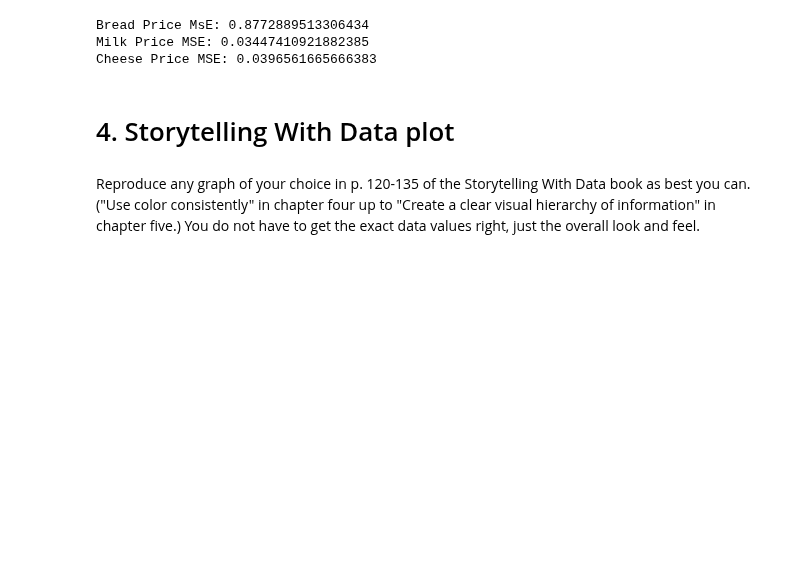
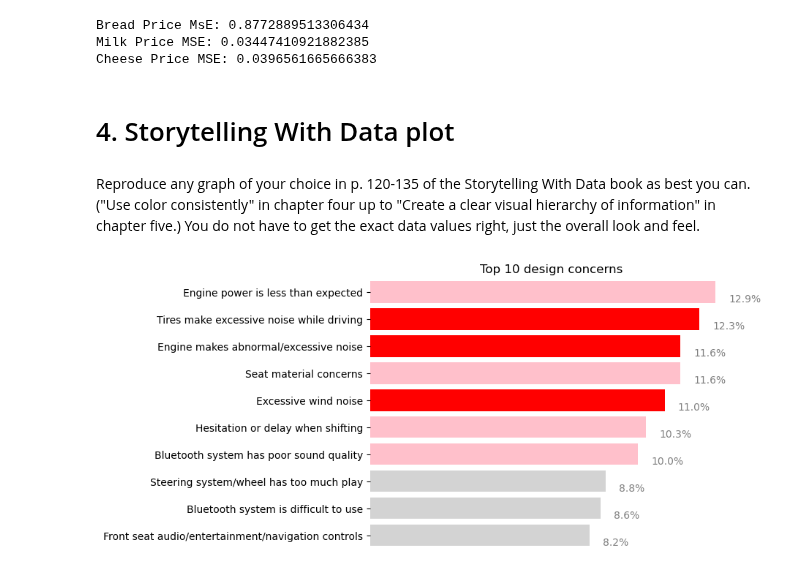
Before and after one commit to veniola/Module-B-semester-2, a Jupyter notebook: OMDS-ModB2-Week8-Eniola-Victoria.ipynb, the cells around one changed output. Cells and saved outputs as stored; diff of their text form; code cells hidden in the pictures; blank space fills up the shorter version.

```diff
--- a/OMDS-ModB2-Week8-Eniola-Victoria.ipynb
+++ b/OMDS-ModB2-Week8-Eniola-Victoria.ipynb
@@ -361,3 +361,49 @@ Cheese Price MSE: 0.0396561665666383
 # 4. Storytelling With Data plot
 # %% [markdown]
 Reproduce any graph of your choice in p. 120-135 of the Storytelling With Data book as best you can.  ("Use color consistently" in chapter four up to "Create a clear visual hierarchy of information" in chapter five.)    You do not have to get the exact data values right, just the overall look and feel.
+# %%
+# STORYTELLING WITH DATA GRAPH:
+
+# Horizontal Bar Chart
+import matplotlib.pyplot as plt
+import seaborn as sns
+
+categories =['Engine power is less than expected', 'Tires make excessive noise while driving', 'Engine makes abnormal/excessive noise', 'Seat material concerns', 'Excessive wind noise', 'Hesitation or delay when shifting', 'Bluetooth system has poor sound quality', 'Steering system/wheel has too much play', 'Bluetooth system is difficult to use', 'Front seat audio/entertainment/navigation controls']
+values = [12.9, 12.3, 11.6, 11.6, 11.0, 10.3, 10.0, 8.8, 8.6, 8.2]
+
+color_map = {
+  'Engine power is less than expected': "pink",
+  'Tires make excessive noise while driving': "red",
+  'Engine makes abnormal/excessive noise': "red",
+  'Seat material concerns': "pink",
+  'Excessive wind noise': "red",
+  'Hesitation or delay when shifting': "pink",
+  'Bluetooth system has poor sound quality': "pink",
+  'Steering system/wheel has too much play': "lightgrey",
+  'Bluetooth system is difficult to use': "lightgrey",
+  'Front seat audio/entertainment/navigation controls': "lightgrey"
+}
+colors = [color_map[c] for c in categories]
+
+ax = sns.barplot(x=values, y=categories, color='lightgrey')  # initial plot
+
+for spine in ax.spines.values():        # completely removes graph border
+    spine.set_visible(False)
+
+for i, p in enumerate(ax.patches):      # set colors explicitly
+    p.set_facecolor(colors[i])
+
+# convert x-axis ticks to percentages
+ax.set_xticklabels([f'{int(x)}%' for x in ax.get_xticks()])
+
+# add data labels on top of each bar
+for i, v in enumerate(values):
+    ax.text(v + 0.5, i + 0.25, f'{v}%', color='grey', va='center')
+
+# remove x-axis ticks
+ax.set_xticks([])
+
+plt.title("Top 10 design concerns")
+plt.show()
+# %% [output]
+[figure, added]
```
